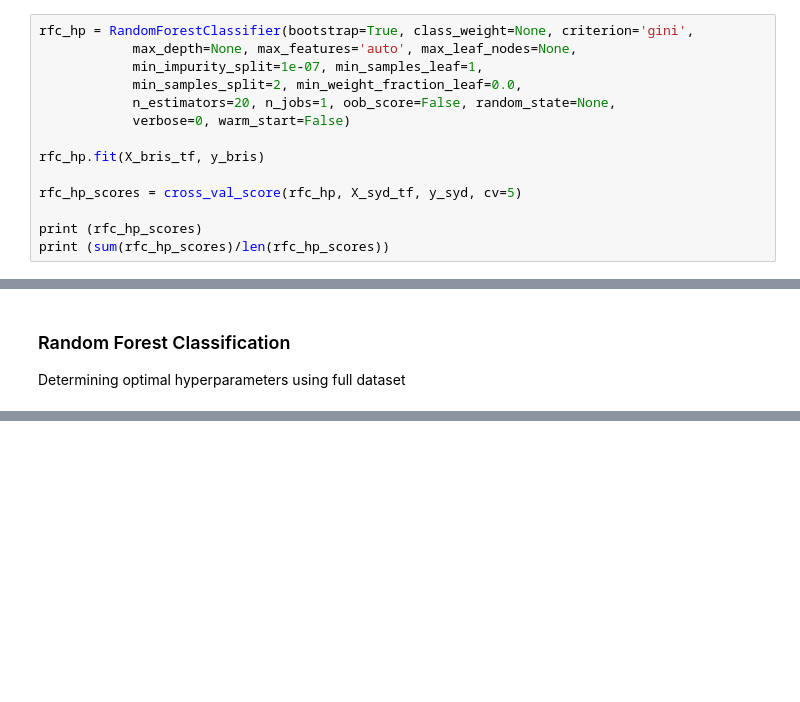
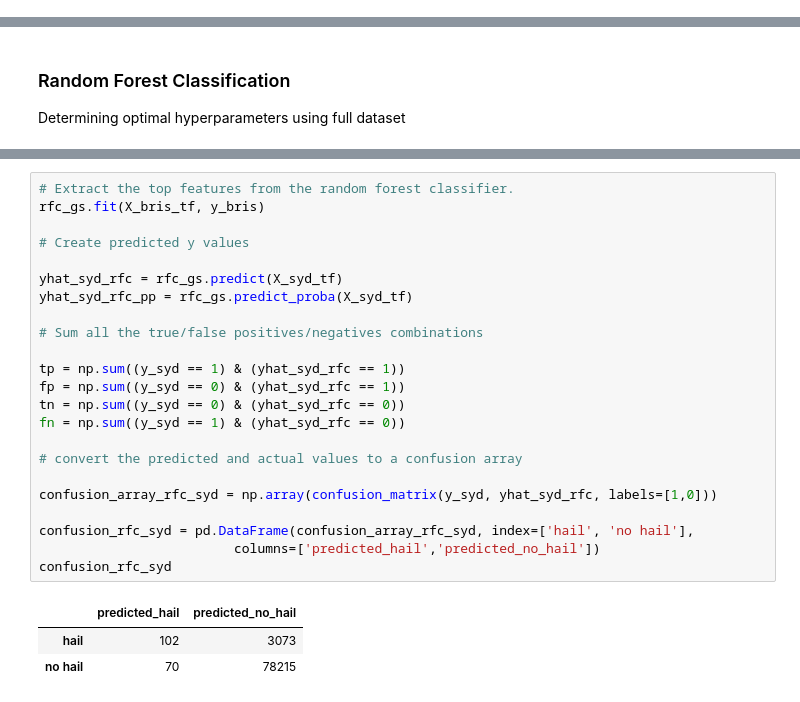
Before and after one commit to tcroshaw/ga_personal, a Jupyter notebook: capstone_technical_report_3_HailModelling.ipynb, the cells around one changed output, grey strips where cells are left out. Saved outputs shown, nothing was run; the diff lists cells and outputs as text; blank space fills up the shorter version.

```diff
--- a/capstone_technical_report_3_HailModelling.ipynb
+++ b/capstone_technical_report_3_HailModelling.ipynb
@@ -375,14 +526,0 @@ X_syd_tf = tf_transformer.transform(htt_syd)
-# %%
-rfc_hp = RandomForestClassifier(bootstrap=True, class_weight=None, criterion='gini',
-            max_depth=None, max_features='auto', max_leaf_nodes=None,
-            min_impurity_split=1e-07, min_samples_leaf=1,
-            min_samples_split=2, min_weight_fraction_leaf=0.0,
-            n_estimators=20, n_jobs=1, oob_score=False, random_state=None,
-            verbose=0, warm_start=False)
-
-rfc_hp.fit(X_bris_tf, y_bris)
-
-rfc_hp_scores = cross_val_score(rfc_hp, X_syd_tf, y_syd, cv=5)
-
-print (rfc_hp_scores)
-print (sum(rfc_hp_scores)/len(rfc_hp_scores))
@@ -449,0 +601,27 @@ confusion_rfc
+# %%
+# Extract the top features from the random forest classifier.
+rfc_gs.fit(X_bris_tf, y_bris)
+
+# Create predicted y values
+
+yhat_syd_rfc = rfc_gs.predict(X_syd_tf)
+yhat_syd_rfc_pp = rfc_gs.predict_proba(X_syd_tf)
+
+# Sum all the true/false positives/negatives combinations
+
+tp = np.sum((y_syd == 1) & (yhat_syd_rfc == 1))
+fp = np.sum((y_syd == 0) & (yhat_syd_rfc == 1))
+tn = np.sum((y_syd == 0) & (yhat_syd_rfc == 0))
+fn = np.sum((y_syd == 1) & (yhat_syd_rfc == 0))
+
+# convert the predicted and actual values to a confusion array
+
+confusion_array_rfc_syd = np.array(confusion_matrix(y_syd, yhat_syd_rfc, labels=[1,0]))
+
+confusion_rfc_syd = pd.DataFrame(confusion_array_rfc_syd, index=['hail', 'no hail'],
+                         columns=['predicted_hail','predicted_no_hail'])
+confusion_rfc_syd
+# %% [output]
+|  | predicted_hail | predicted_no_hail |
+| hail | 102 | 3073 |
+| no hail | 70 | 78215 |
```
Also changed, not shown: parts of 39 cells of this notebook, 4 other files.
